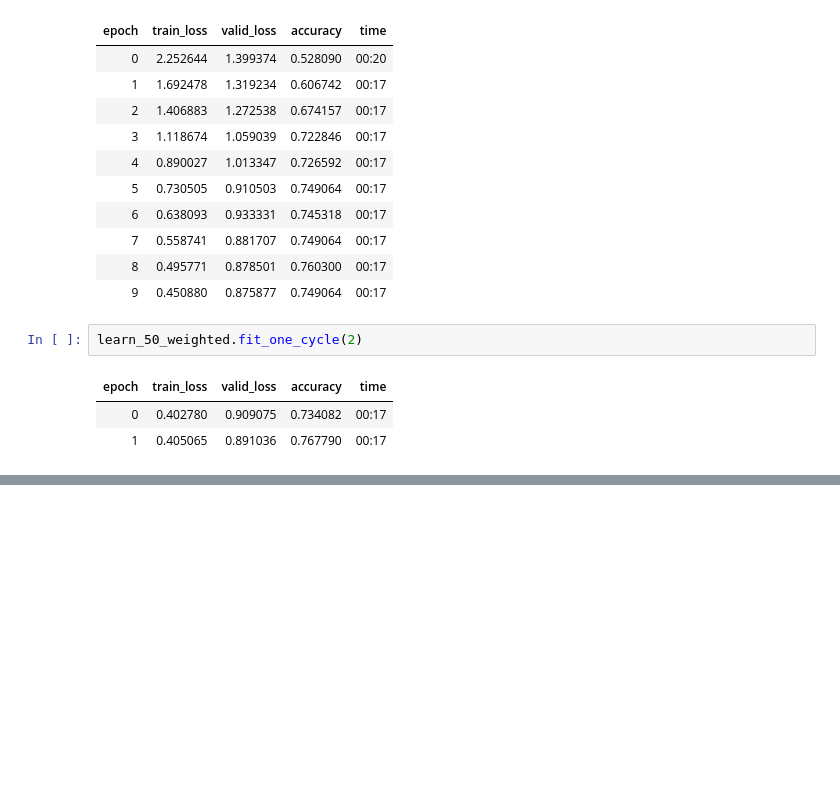
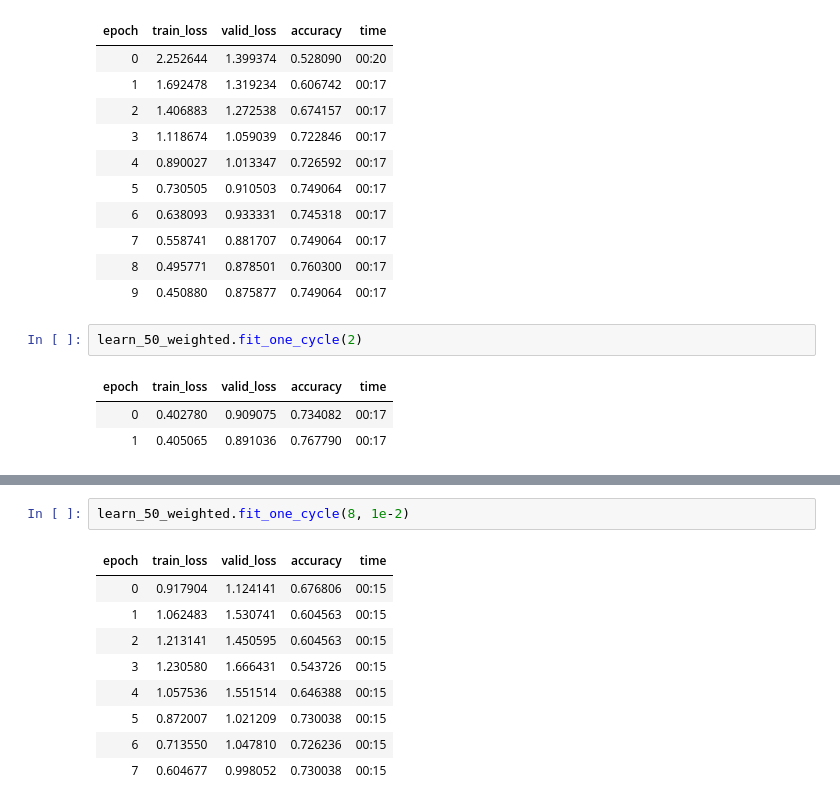
Before and after one commit to YoriVerbist/Bot-Ross, a Jupyter notebook: Classifier.ipynb, the cells around one changed output, grey strips where cells are left out. Cells and saved outputs as stored; diff of their text form; blank space fills up the shorter version.

Commit message:
training

```diff
--- a/Classifier.ipynb
+++ b/Classifier.ipynb
@@ -152,0 +153,12 @@ learn_50_weighted.fit_one_cycle(2, 10e-4)
+# %%
+learn_50_weighted.fit_one_cycle(8, 1e-2)
+# %% [output]
+| epoch | train_loss | valid_loss | accuracy | time |
+| 0 | 0.917904 | 1.124141 | 0.676806 | 00:15 |
+| 1 | 1.062483 | 1.530741 | 0.604563 | 00:15 |
+| 2 | 1.213141 | 1.450595 | 0.604563 | 00:15 |
+| 3 | 1.230580 | 1.666431 | 0.543726 | 00:15 |
+| 4 | 1.057536 | 1.551514 | 0.646388 | 00:15 |
+| 5 | 0.872007 | 1.021209 | 0.730038 | 00:15 |
+| 6 | 0.713550 | 1.047810 | 0.726236 | 00:15 |
+| 7 | 0.604677 | 0.998052 | 0.730038 | 00:15 |
```
Also changed, not shown: parts of 9 cells of this notebook.
